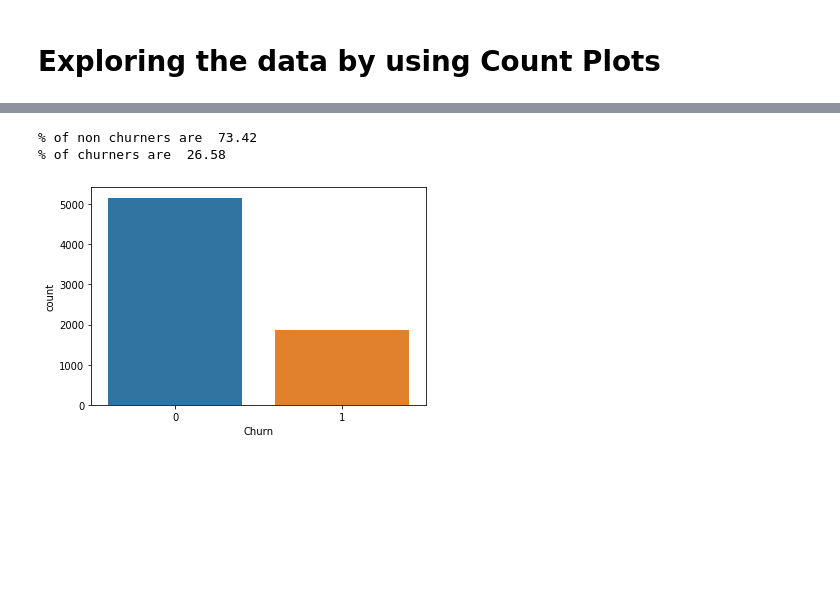
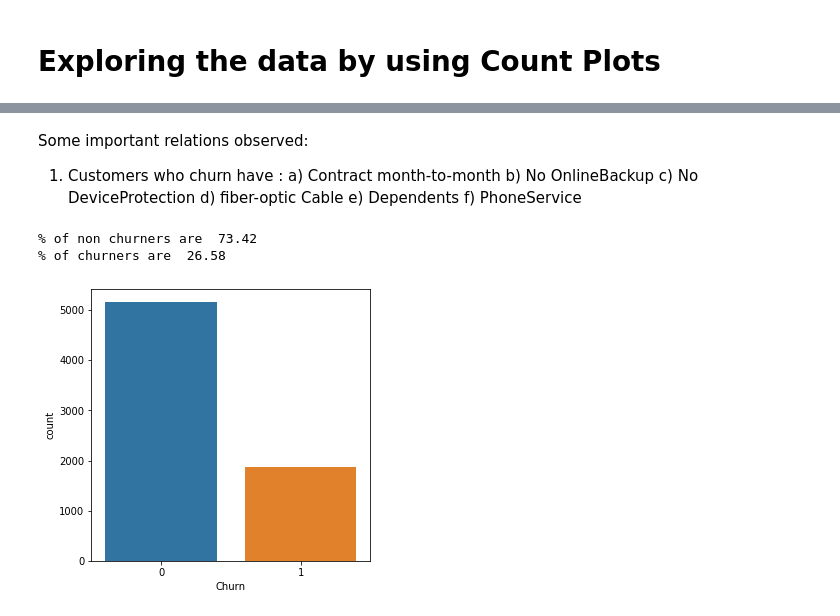
Before and after one commit to aadideshpande/Exploratory-Data-Analysis-of-Telco-Churn-dataset, a Jupyter notebook: eda-1.ipynb, the cells around one changed output, grey strips where cells are left out. Drawn from its saved outputs; the diff is of its cells as text; code cells hidden in the pictures; blank space fills up the shorter version.

```diff
--- a/eda-1.ipynb
+++ b/eda-1.ipynb
@@ -129,0 +193,15 @@ tdata.describe()
+# %%
+tdata['StreamingTV'] = pd.to_numeric(tdata['StreamingTV'], errors='coerce')
+tdata['StreamingMovies'] = pd.to_numeric(tdata['StreamingMovies'], errors='coerce')
+tdata['OnlineBackup'] = pd.to_numeric(tdata['OnlineBackup'], errors='coerce')
+tdata['OnlineSecurity'] = pd.to_numeric(tdata['OnlineSecurity'], errors='coerce')
+tdata['DeviceProtection'] = pd.to_numeric(tdata['DeviceProtection'], errors='coerce')
+tdata['TechSupport'] = pd.to_numeric(tdata['TechSupport'], errors='coerce')
+# %%
+#tdata.isnull().sum()
+#tdata['InternetService'].value_counts()
+cols = ['OnlineSecurity','OnlineBackup','DeviceProtection','TechSupport','StreamingTV','StreamingMovies']
+
+for i in cols:
+    tdata[i].replace(('No'), (1,0), inplace = True)
+#tdata[['StreamingTV','StreamingMovies']] = tdata[['StreamingTV','StreamingMovies']].astype('int64')
@@ -131,0 +224,23 @@ tdata.describe()
+# %%
+plt.figure(figsize=(30,20))
+plt.rcParams['figure.figsize'] = [15, 15]
+fig, ax =plt.subplots(5,3)
+
+sns.countplot(x='Churn',hue='gender', data = tdata, ax=ax[0,0])
+sns.countplot(x='Churn',hue='Partner', data = tdata, ax=ax[0,1])
+sns.countplot(x='Churn',hue='Dependents', data = tdata, ax=ax[0,2])
+sns.countplot(x='Churn',hue='PhoneService', data = tdata, ax=ax[1,0])
+sns.countplot(x='Churn',hue='MultipleLines', data = tdata, ax=ax[1,1])
+sns.countplot(x='Churn',hue='InternetService', data = tdata, ax=ax[1,2])
+sns.countplot(x='Churn',hue='PaperlessBilling', data = tdata, ax=ax[2,0])
+sns.countplot(x='Churn',hue='StreamingTV', data = tdata, ax=ax[2,1])
+sns.countplot(x='Churn',hue='TechSupport', data = tdata, ax=ax[2,2])
+sns.countplot(x='Churn',hue='DeviceProtection', data = tdata, ax=ax[3,0])
+sns.countplot(x='Churn',hue='OnlineBackup', data = tdata, ax=ax[3,1])
+sns.countplot(x='Churn',hue='OnlineSecurity', data = tdata, ax=ax[3,2])
+sns.countplot(x='Churn',hue='Contract', data = tdata, ax=ax[4,0])
+sns.countplot(x='Churn',hue='PaymentMethod', data = tdata, ax=ax[4,1])
+sns.countplot(x='Churn',hue='StreamingTV', data = tdata, ax=ax[4,2])
+
+plt.tight_layout()
+fig.show()
@@ -132,9 +250,19 @@ tdata.describe()
+# %% [markdown]
+Some important relations observed:
+1) Customers who churn have :
+    a) Contract month-to-month
+    b) No OnlineBackup
+    c) No DeviceProtection
+    d) fiber-optic Cable
+    e) Dependents
+    f) PhoneService
 # %%
+plt.rcParams['figure.figsize'] = [5, 5]
 sns.countplot(x='Churn', data=tdata)
 x,y = tdata['Churn'].value_counts()
 print('% of non churners are ' , round(x/7032 * 100,2))
 print('% of churners are ' , round(y/7032 * 100,2))
 # %% [output]
 % of non churners are  73.42
 % of churners are  26.58
-[figure, old version]
+[figure, new version]
```
Also changed, not shown: parts of 37 cells of this notebook.
